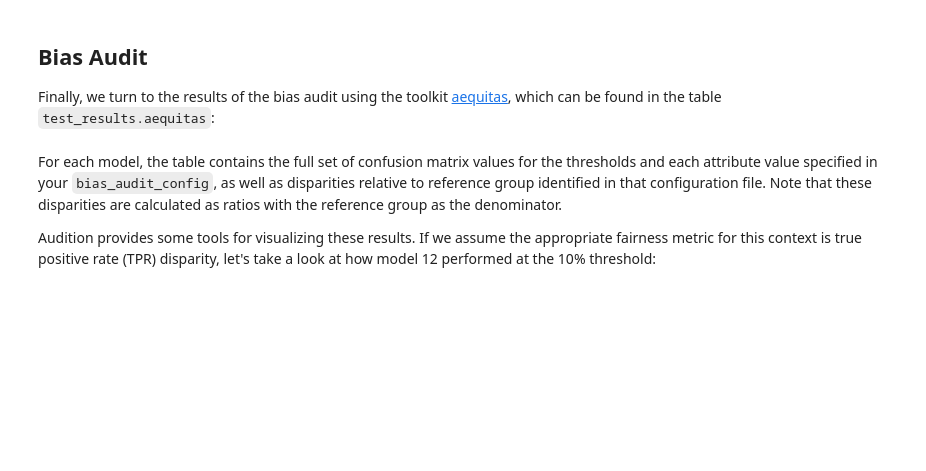
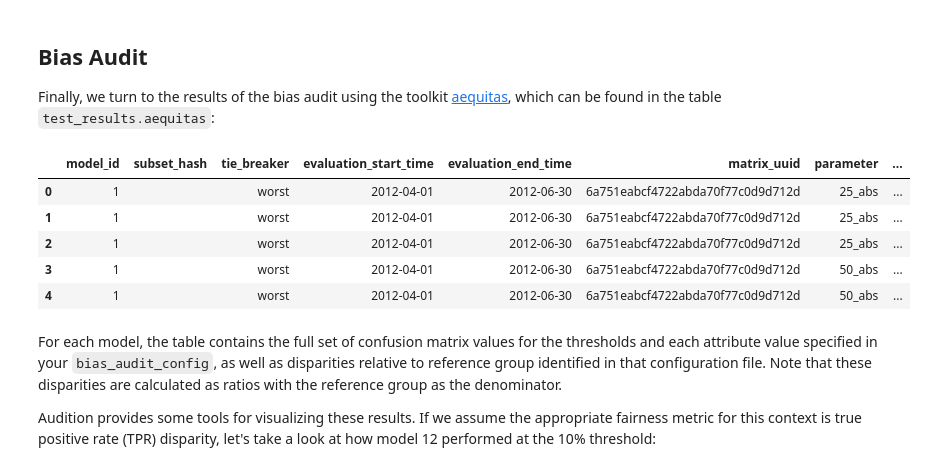
Before and after one commit to dssg/triage, a Jupyter notebook: example/colab/colab_triage.ipynb, the cells around one changed output. Cells and saved outputs as stored; diff of their text form; code cells hidden in the pictures; blank space fills up the shorter version.

```diff
--- a/example/colab/colab_triage.ipynb
+++ b/example/colab/colab_triage.ipynb
@@ -1061,7 +1108,14 @@ We won't delve further into the model selection process here, but see the resour
 
 Finally, we turn to the results of the bias audit using the toolkit [aequitas](http://www.datasciencepublicpolicy.org/our-work/tools-guides/aequitas/), which can be found in the table `test_results.aequitas`:
 # %%
-pd.read_sql("""SELECT * FROM test_results.aequitas""", conn)
+pd.read_sql("""SELECT * FROM test_results.aequitas LIMIT 5""", conn)
+# %% [output]
+|  | model_id | subset_hash | tie_breaker | evaluation_start_time | evaluation_end_time | matrix_uuid | parameter | ... |
+| 0 | 1 |  | worst | 2012-04-01 | 2012-06-30 | 6a751eabcf4722abda70f77c0d9d712d | 25_abs | ... |
+| 1 | 1 |  | worst | 2012-04-01 | 2012-06-30 | 6a751eabcf4722abda70f77c0d9d712d | 25_abs | ... |
+| 2 | 1 |  | worst | 2012-04-01 | 2012-06-30 | 6a751eabcf4722abda70f77c0d9d712d | 25_abs | ... |
+| 3 | 1 |  | worst | 2012-04-01 | 2012-06-30 | 6a751eabcf4722abda70f77c0d9d712d | 50_abs | ... |
+| 4 | 1 |  | worst | 2012-04-01 | 2012-06-30 | 6a751eabcf4722abda70f77c0d9d712d | 50_abs | ... |
 # %% [markdown]
 For each model, the table contains the full set of confusion matrix values for the thresholds and each attribute value specified in your `bias_audit_config`, as well as disparities relative to reference group identified in that configuration file. Note that these disparities are calculated as ratios with the reference group as the denominator.
 
```
Also changed, not shown: parts of 19 cells of this notebook.
